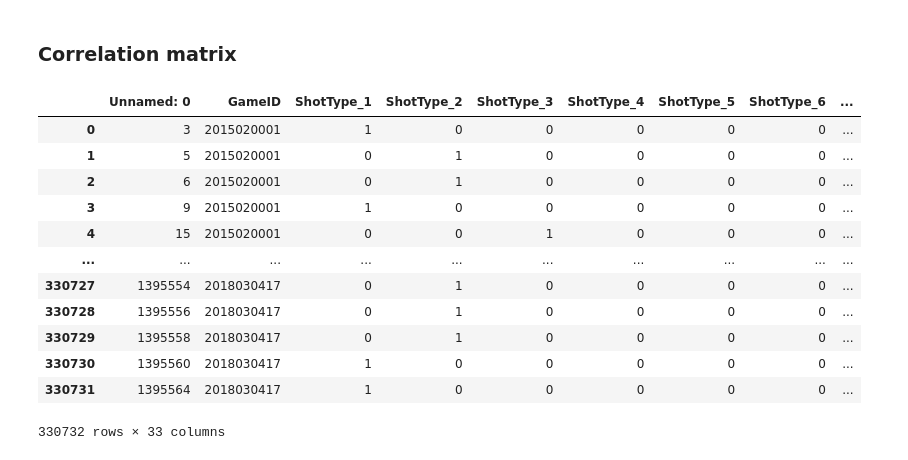
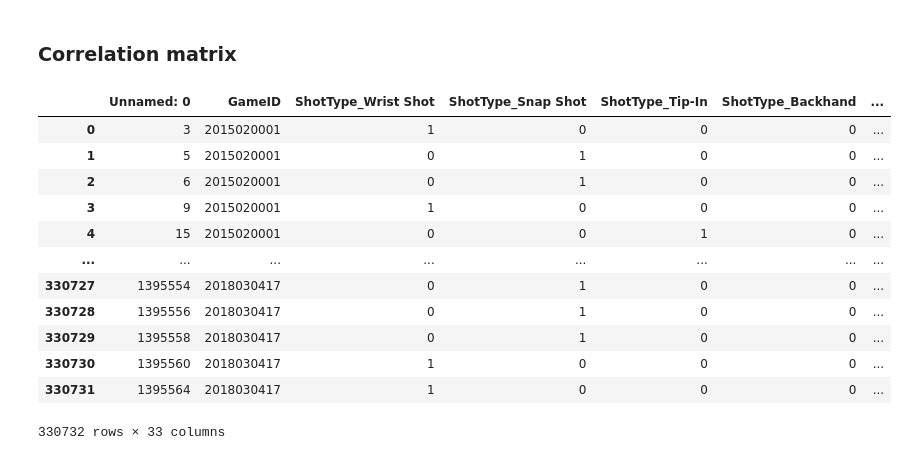
Before and after one commit to miloshdevic/NHL_analytics, a Jupyter notebook: part6_feature_selection.ipynb, the cells around one changed output. Cells and saved outputs as stored; diff of their text form; code cells hidden in the pictures.

```diff
--- a/part6_feature_selection.ipynb
+++ b/part6_feature_selection.ipynb
@@ -127,22 +127,22 @@ dtype: float64
 # %%
 # preprocessing the data
 data = pd.read_csv('advanced_models_data.csv')
-encoder = ce.OneHotEncoder(cols=['ShotType', 'LastEvent'])
+encoder = ce.OneHotEncoder(cols=['ShotType', 'LastEvent'], use_cat_names=True)
 data_corr = encoder.fit_transform(data.drop('GameTime', axis=1))
 data_corr
 # %% [output]
-|  | Unnamed: 0 | GameID | ShotType_1 | ShotType_2 | ShotType_3 | ShotType_4 | ShotType_5 | ShotType_6 | ... |
-| 0 | 3 | 2015020001 | 1 | 0 | 0 | 0 | 0 | 0 | ... |
-| 1 | 5 | 2015020001 | 0 | 1 | 0 | 0 | 0 | 0 | ... |
-| 2 | 6 | 2015020001 | 0 | 1 | 0 | 0 | 0 | 0 | ... |
-| 3 | 9 | 2015020001 | 1 | 0 | 0 | 0 | 0 | 0 | ... |
-| 4 | 15 | 2015020001 | 0 | 0 | 1 | 0 | 0 | 0 | ... |
-| ... | ... | ... | ... | ... | ... | ... | ... | ... | ... |
-| 330727 | 1395554 | 2018030417 | 0 | 1 | 0 | 0 | 0 | 0 | ... |
-| 330728 | 1395556 | 2018030417 | 0 | 1 | 0 | 0 | 0 | 0 | ... |
-| 330729 | 1395558 | 2018030417 | 0 | 1 | 0 | 0 | 0 | 0 | ... |
-| 330730 | 1395560 | 2018030417 | 1 | 0 | 0 | 0 | 0 | 0 | ... |
-| 330731 | 1395564 | 2018030417 | 1 | 0 | 0 | 0 | 0 | 0 | ... |
+|  | Unnamed: 0 | GameID | ShotType_Wrist Shot | ShotType_Snap Shot | ShotType_Tip-In | ShotType_Backhand | ... |
+| 0 | 3 | 2015020001 | 1 | 0 | 0 | 0 | ... |
+| 1 | 5 | 2015020001 | 0 | 1 | 0 | 0 | ... |
+| 2 | 6 | 2015020001 | 0 | 1 | 0 | 0 | ... |
+| 3 | 9 | 2015020001 | 1 | 0 | 0 | 0 | ... |
+| 4 | 15 | 2015020001 | 0 | 0 | 1 | 0 | ... |
+| ... | ... | ... | ... | ... | ... | ... | ... |
+| 330727 | 1395554 | 2018030417 | 0 | 1 | 0 | 0 | ... |
+| 330728 | 1395556 | 2018030417 | 0 | 1 | 0 | 0 | ... |
+| 330729 | 1395558 | 2018030417 | 0 | 1 | 0 | 0 | ... |
+| 330730 | 1395560 | 2018030417 | 1 | 0 | 0 | 0 | ... |
+| 330731 | 1395564 | 2018030417 | 1 | 0 | 0 | 0 | ... |
 330732 rows × 33 columns
 # %%
 # constructing the matrix
```
Also changed, not shown: parts of 4 cells of this notebook.
